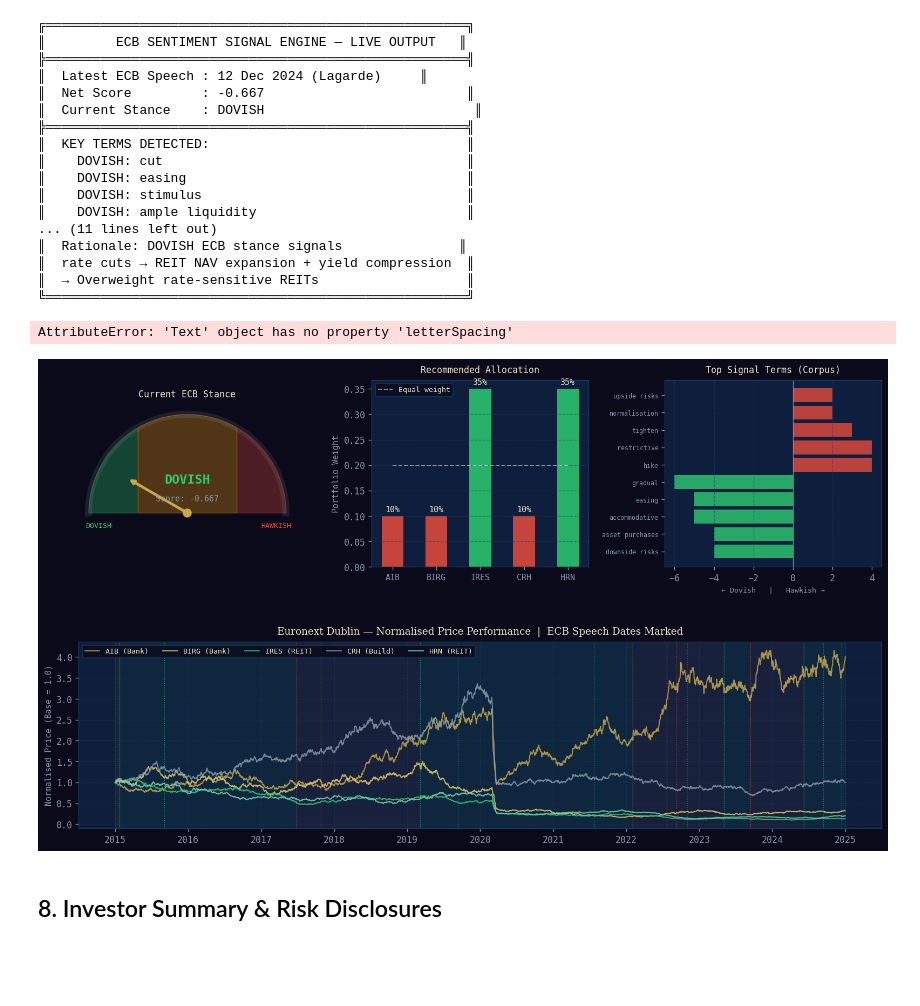
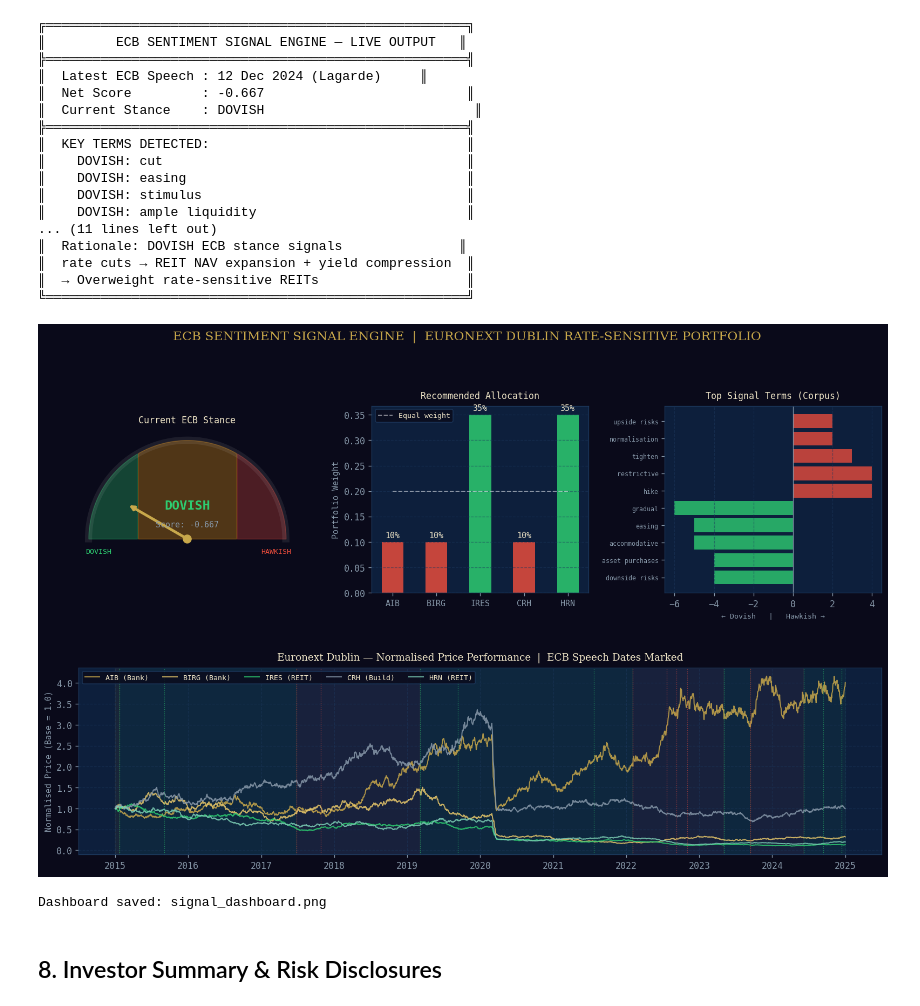
Before and after one commit to Navya-Mittal/Monetary_Policy_Sentiment_Engine, a Jupyter notebook: Monetary_Policy_Sentiment_Engine.ipynb, the cells around one changed output. Cells and saved outputs as stored; diff of their text form; code cells hidden in the pictures; blank space fills up the shorter version.

```diff
--- a/Monetary_Policy_Sentiment_Engine.ipynb
+++ b/Monetary_Policy_Sentiment_Engine.ipynb
@@ -974,36 +974,36 @@ for ticker in PRICE_PARAMS:
 # Shade ECB stances
 prev_date2 = norm_prices.index[0]
 prev_stance2 = daily_stance.iloc[0]
 for i, (date, stance) in enumerate(daily_stance.items()):
     if date not in norm_prices.index:
         continue
     if stance != prev_stance2 or i == len(daily_stance) - 1:
         ax_price.axvspan(prev_date2, date, alpha=0.05,
                          color=regime_colors.get(prev_stance2, NEUTRAL))
         prev_date2 = date
         prev_stance2 = stance
 
 # Mark ECB speech dates
 for _, row in scored.iterrows():
     c = {'HAWKISH': BEAR, 'DOVISH': BULL, 'NEUTRAL': NEUTRAL}[row['stance']]
     ax_price.axvline(row['date'], color=c, linewidth=0.8, alpha=0.6, linestyle=':')
 
 ax_price.set_title('Euronext Dublin — Normalised Price Performance  |  ECB Speech Dates Marked',
                    fontsize=11, color='#f0e6c8', pad=8, fontfamily='serif')
 ax_price.set_ylabel('Normalised Price (Base = 1.0)', fontsize=9)
 ax_price.legend(fontsize=8, loc='upper left', facecolor=DARK_BG, edgecolor='#1e3a5f', ncol=5)
 ax_price.grid(True)
 
 # Overall figure title
 fig.suptitle('ECB SENTIMENT SIGNAL ENGINE  |  EURONEXT DUBLIN RATE-SENSITIVE PORTFOLIO',
-             fontsize=14, color=GOLD, y=1.01, fontfamily='serif', letterSpacing=2)
+             fontsize=14, color=GOLD, y=1.01, fontfamily='serif')
 
 plt.savefig('signal_dashboard.png', dpi=150, bbox_inches='tight')
 plt.show()
 print('Dashboard saved: signal_dashboard.png')
 # %% [output]
+[figure, new version]
-AttributeError: 'Text' object has no property 'letterSpacing'
+Dashboard saved: signal_dashboard.png
-[figure, old version]
 # %% [markdown]
 ## 8. Investor Summary & Risk Disclosures
 # %%
```
